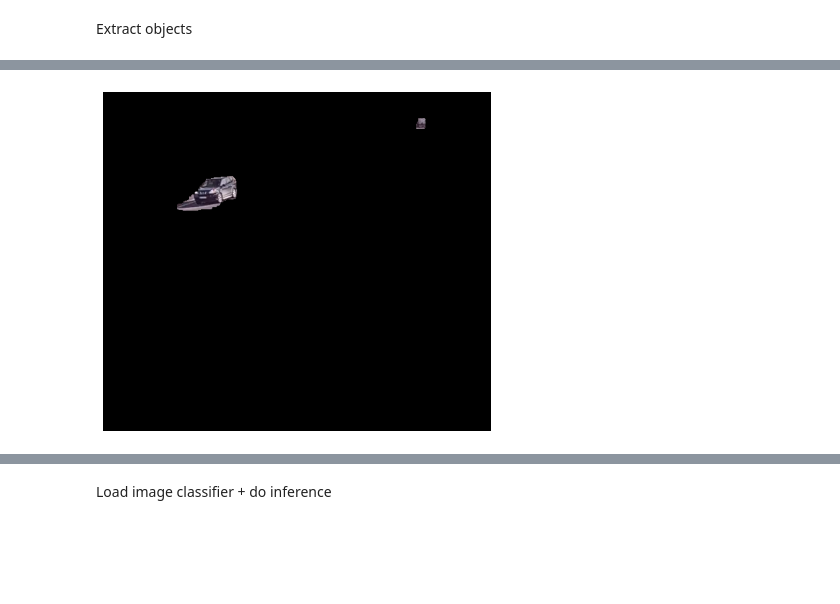
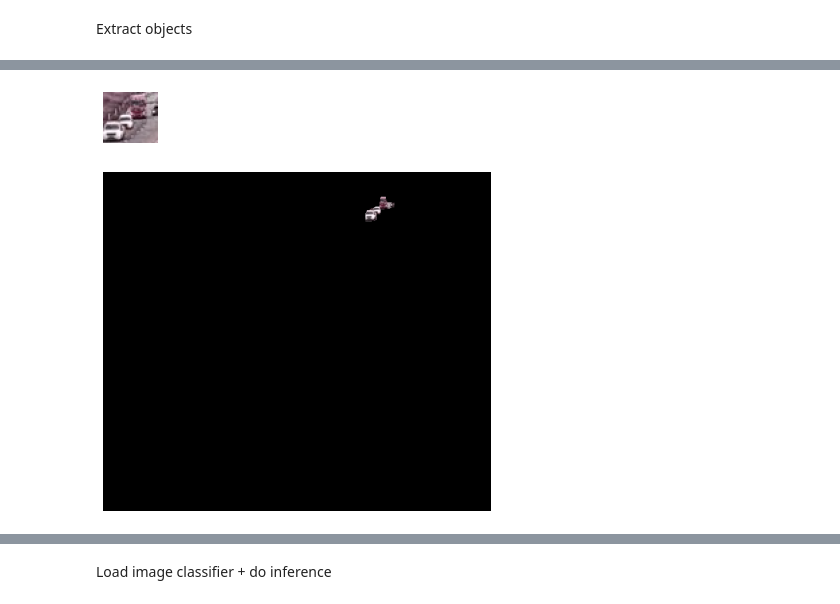
Before and after one commit to BerntA/CVEET, a Jupyter notebook: src/object-detection-bgsub.ipynb, the cells around one changed output, grey strips where cells are left out. Drawn from its saved outputs; the diff is of its cells as text; code cells hidden in the pictures; blank space fills up the shorter version.

```diff
--- a/src/object-detection-bgsub.ipynb
+++ b/src/object-detection-bgsub.ipynb
@@ -121,3 +113,0 @@ show_image(I, grayscale=True, size=(8,5))
-# %%
-I, mask = extract_foreground(fg[0][-1], fn=lambda x: gaussian_blur(x, (9,9), 0))
-show_image(I, grayscale=True, size=(8,5))
@@ -126,3 +113,0 @@ show_image(I, grayscale=True, size=(8,5))
-# %%
-I, mask = extract_foreground(fg[-1][-1], fn=lambda x: gaussian_blur(x, (3,3), 0))
-show_image(I, grayscale=True, size=(8,5))
@@ -131,3 +113,0 @@ show_image(I, grayscale=True, size=(8,5))
-# %%
-I, mask = extract_foreground(fg[-1][-1], fn=lambda x: bilateral_filter(x, 9, 50, 50))
-show_image(I, grayscale=True, size=(8,5))
@@ -136,10 +159,39 @@ show_image(I, grayscale=True, size=(8,5))
+# %%
+def detect_objects(bg, fg, min_size=10, thresh=0.5):
+    for v in [1, 3, 5, 7, 9]: # Try various blur values.
+        I, _ = extract_foreground(fg, fn=lambda x: median_blur(x, v))
+        cnt, _ = cv2.findContours(I, cv2.RETR_TREE, cv2.CHAIN_APPROX_SIMPLE)
+        if len(cnt) == 0:
+            continue
+
+        images, reasonable_objects = [], 0
+        for obj in cnt:
+            obj = obj.reshape(-1,2)
+            x, y = [v[0] for v in obj], [v[1] for v in obj]
+            x_min, x_max = min(x), max(x)
+            y_min, y_max = min(y), max(y)
+            size = min((x_max - x_min), (y_max - y_min))
+            if size >= min_size:
+                reasonable_objects += 1
+                images.append(bg[y_min:y_max, x_min:x_max, :].copy())
+
+        if (reasonable_objects / len(cnt)) >= thresh:
+            return images
+
+    return []
+# %%
+for img in detect_objects(bg, fg[-1][-1]):
+    show_image(img, size=(2,1))
+# %% [output]
+[figure, added]
 # %%
+I, mask = extract_foreground(fg[-1][-1], fn=lambda x: median_blur(x,3))
 t = bg.copy()
 for i in range(3):
     t[:,:,i] = mask*t[:,:,i]
 show_image(t, size=(8,5))
 # %% [output]
-[figure, old version]
+[figure, new version]
 # %%
 cnt, _ = cv2.findContours(I, cv2.RETR_TREE, cv2.CHAIN_APPROX_SIMPLE)
 coords = []
```
Also changed, not shown: parts of 12 cells of this notebook.
